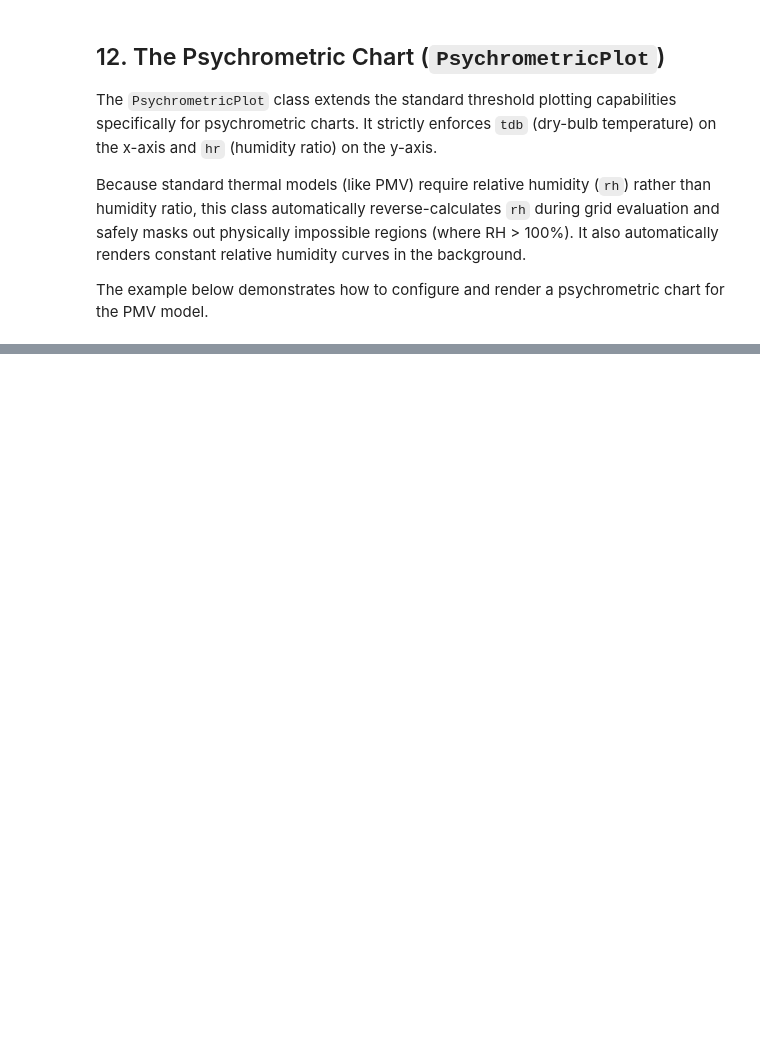
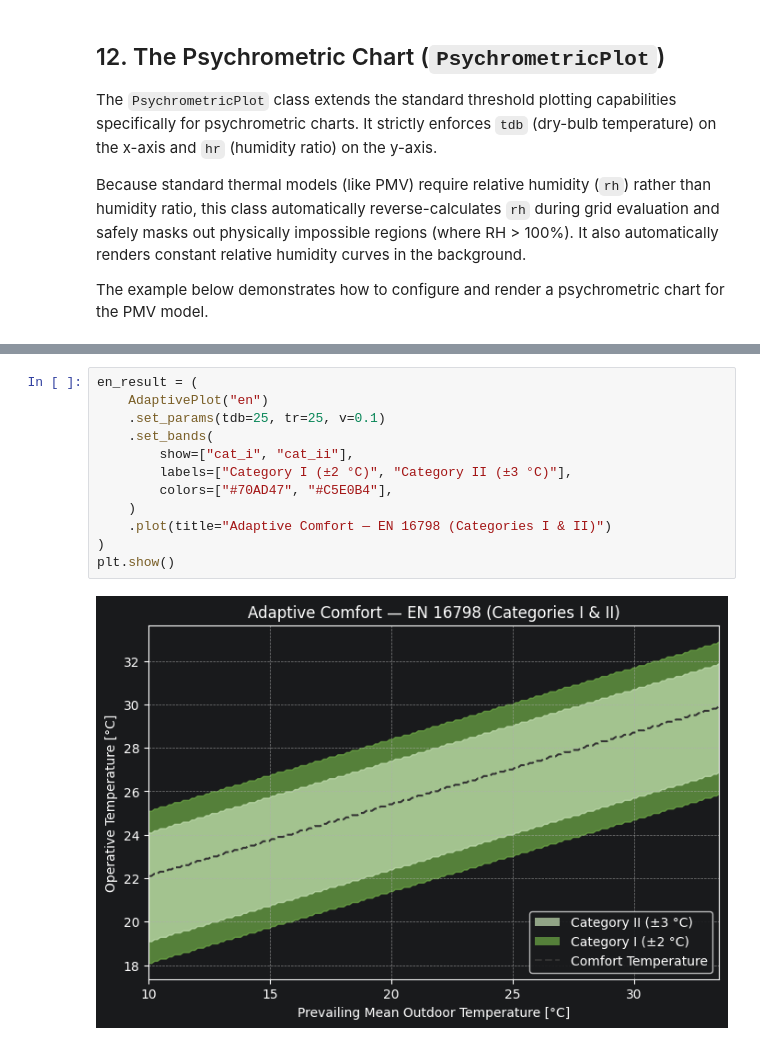
Before and after one commit to HuiHuangWYU/pythermalcomfort, a Jupyter notebook: docs/documentation/plots/matplotlib/threshold_plot.ipynb, the cells around one changed output, grey strips where cells are left out. Cells and saved outputs as stored; diff of their text form; blank space fills up the shorter version.

```diff
--- a/docs/documentation/plots/matplotlib/threshold_plot.ipynb
+++ b/docs/documentation/plots/matplotlib/threshold_plot.ipynb
@@ -307,0 +333,14 @@ plt.show()
+# %%
+en_result = (
+    AdaptivePlot("en")
+    .set_params(tdb=25, tr=25, v=0.1)
+    .set_bands(
+        show=["cat_i", "cat_ii"],
+        labels=["Category I (±2 °C)", "Category II (±3 °C)"],
+        colors=["#70AD47", "#C5E0B4"],
+    )
+    .plot(title="Adaptive Comfort — EN 16798 (Categories I & II)")
+)
+plt.show()
+# %% [output]
+[figure, added]
```
Also changed, not shown: parts of 9 cells of this notebook, 3 other files.
